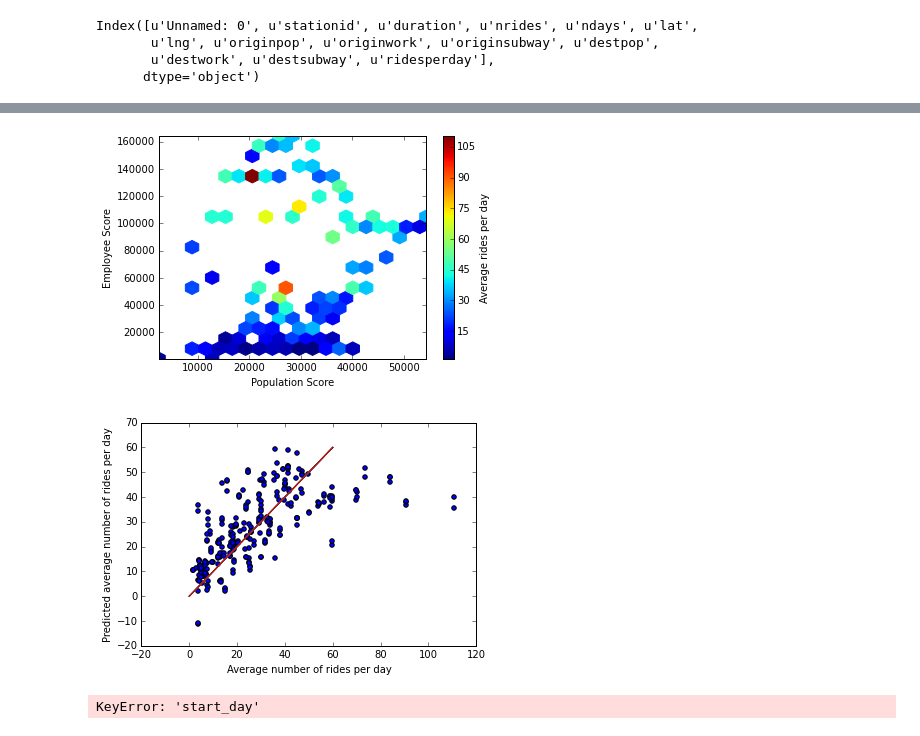
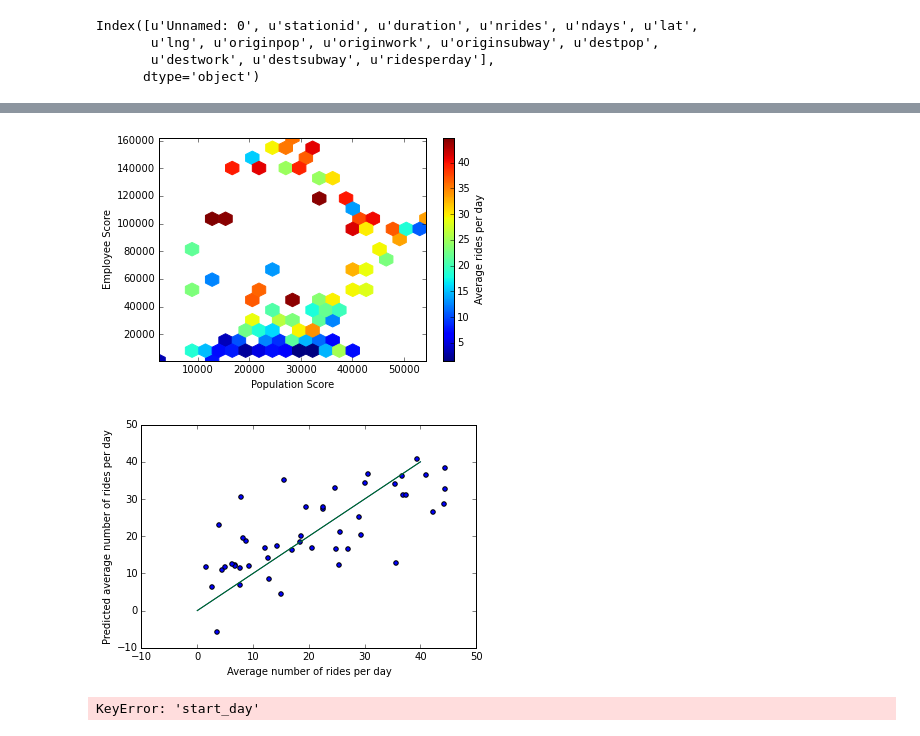
Before and after one commit to sbussmann/insight-bikeshare, a Jupyter notebook: Code/Modeling Ridership By Station.ipynb, the cells around one changed output, grey strips where cells are left out. Saved outputs shown, nothing was run; the diff lists cells and outputs as text; code cells hidden in the pictures.

Commit message:
Code imported from Jupyter
Workflow goes:
1. bostonstationdata.py creates feature vector and stores in csv file
2. modelrides.py: reads feature vector file, runs the model, and
visualizes the results.

```diff
--- a/Code/Modeling Ridership By Station.ipynb
+++ b/Code/Modeling Ridership By Station.ipynb
@@ -18,9 +18,13 @@ Index([u'Unnamed: 0', u'stationid', u'duration', u'nrides', u'ndays', u'lat',
        u'lng', u'originpop', u'originwork', u'originsubway', u'destpop',
        u'destwork', u'destsubway', u'ridesperday'],
       dtype='object')
+# %%
+inliers = ridedata[ridedata['ridesperday'] < 45]
 # %%
-y = ridedata['ridesperday'].values
-X = ridedata[['originpop', 'originwork','destpop','destwork','originsubway','destsubway']].values
+y = inliers['ridesperday'].values
+X = inliers[['originpop', 'originwork','destpop','destwork','originsubway','destsubway']].values
+inliersfeat = inliers[['originpop', 'originwork','destpop','destwork','originsubway','destsubway','ridesperday']]
+#inliersfeat = inliers[['originsubway','destsubway','ridesperday']]
 # %%
 clf = linear_model.LinearRegression()
 #clf.fit(X_train, y_train)
@@ -45,19 +55,19 @@ plt.ylabel('Employee Score')
 cbar.set_label('Average rides per day')
 savefig('../Figures/workpoprides_Group4.png')
 # %% [output]
-[figure, old version]
+[figure, new version]
 # %%
-for isim in range(10):
+for isim in range(2):
     X_train, X_test, y_train, y_test = cross_validation.train_test_split(
          X, y, test_size=0.2)
     y_pred = clf.fit(X_train, y_train).predict(X_test)
     plt.scatter(y_test, y_pred)
-    plt.plot([0,60], [0,60])
+    plt.plot([0,40], [0,40])
     plt.xlabel('Average number of rides per day')
     plt.ylabel('Predicted average number of rides per day')
 savefig('../Figures/ridesperdayregression_Group4.png')
 # %% [output]
-[figure, old version]
+[figure, new version]
 # %%
 ridedata.plot(x='start_day', y='nrides', figsize=(12,6))
 # %% [output]
```
Also changed, not shown: parts of 5 cells of this notebook, 5 other files.
